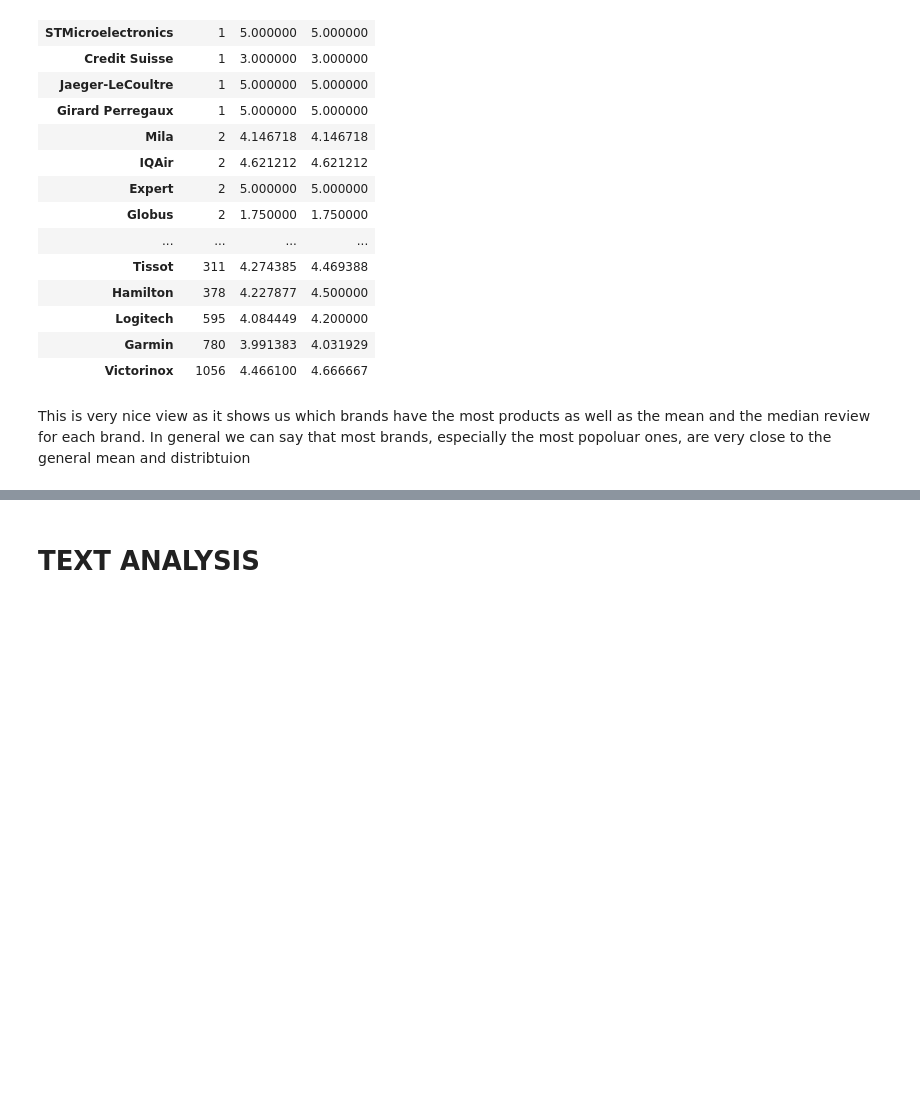
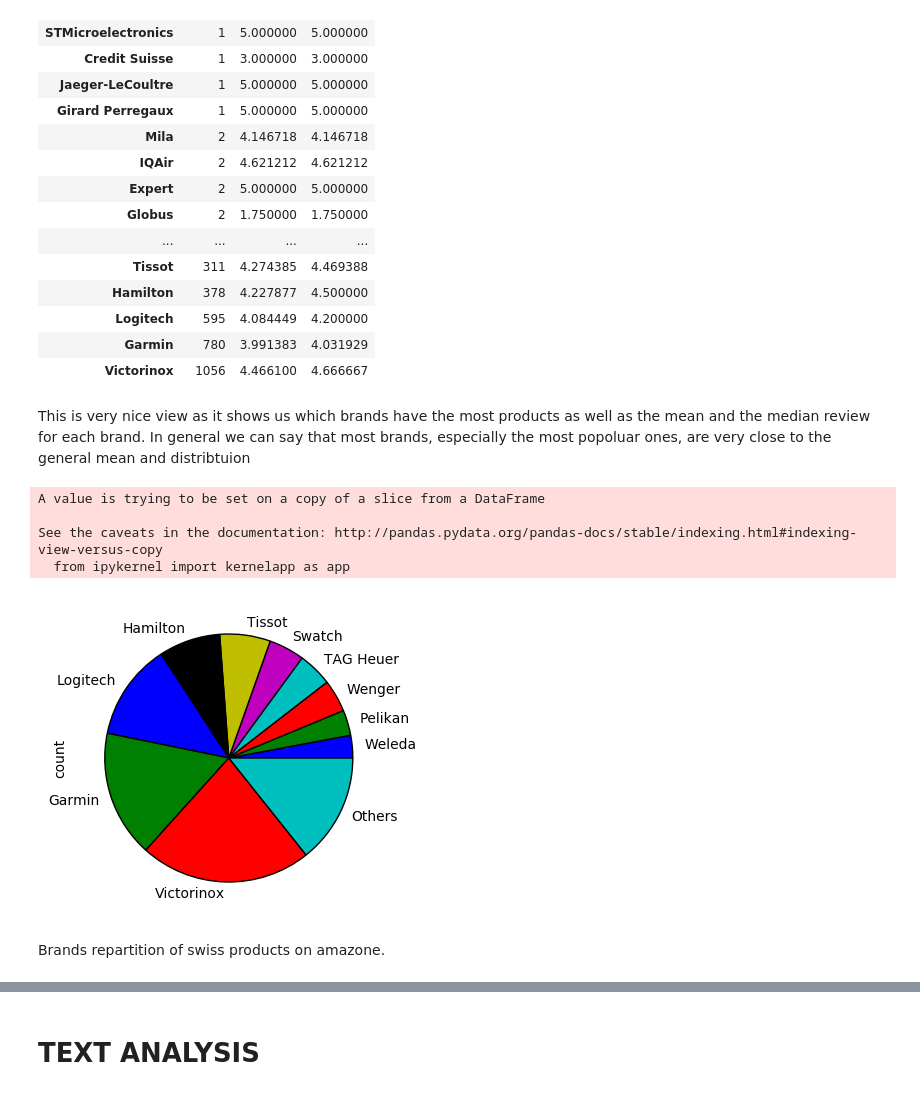
Before and after one commit to bojanp94/ADAProject, a Jupyter notebook: swiss products.ipynb, the cells around one changed output, grey strips where cells are left out. Saved outputs shown, nothing was run; the diff lists cells and outputs as text; code cells hidden in the pictures; blank space fills up the shorter version.

```diff
--- a/swiss products.ipynb
+++ b/swiss products.ipynb
@@ -202,7 +209,8 @@ Evrything looks normal, which means that we have a relatively normal distrubtion
 productFrame['asin'] = productFrame.index
 productFrame['brand'] = productGroup.apply(lambda x: list(x.brand)[0])
 productFrame.index = range(0, 4718)
-productFrame.groupby(['brand'])['mean'].agg(['count', 'mean', 'median']).sort_values(['count'])
+brands = productFrame.groupby(['brand'])['mean'].agg(['count', 'mean', 'median']).sort_values(['count'])
+brands
 # %% [output]
 |  | count | mean | median |
 | brand |  |  |  |
@@ -225,6 +233,18 @@ productFrame.groupby(['brand'])['mean'].agg(['count', 'mean', 'median']).sort_va
 # %% [markdown]
 This is very nice view as it shows us which brands have the most products as well as the mean and the median review for each brand.
 In general we can say that most brands, especially the most popoluar ones, are very close to the general mean and distribtuion
+# %%
+over100 = brands[brands['count'] > 100]['count']
+over100.loc['Others'] = brands['count'].sum() - over100.sum()
+over100.plot.pie().set_aspect('equal')
+# %% [output]
+A value is trying to be set on a copy of a slice from a DataFrame
+
+See the caveats in the documentation: http://pandas.pydata.org/pandas-docs/stable/indexing.html#indexing-view-versus-copy
+  from ipykernel import kernelapp as app
+[figure, added]
+# %% [markdown]
+Brands repartition of swiss products on amazone.
 # %%
 import ast
 helpful = []
```
Also changed, not shown: parts of 3 cells of this notebook.
